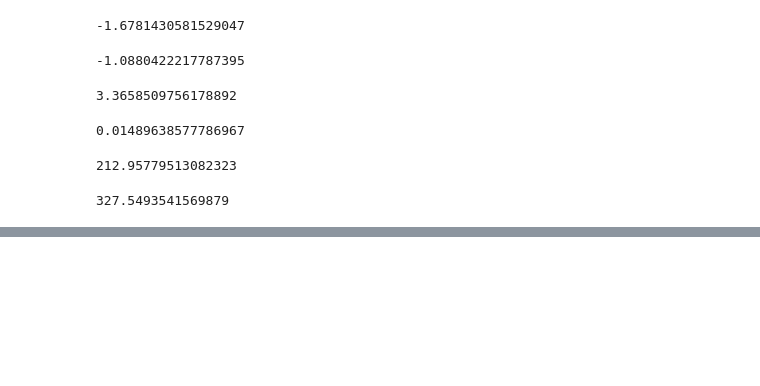
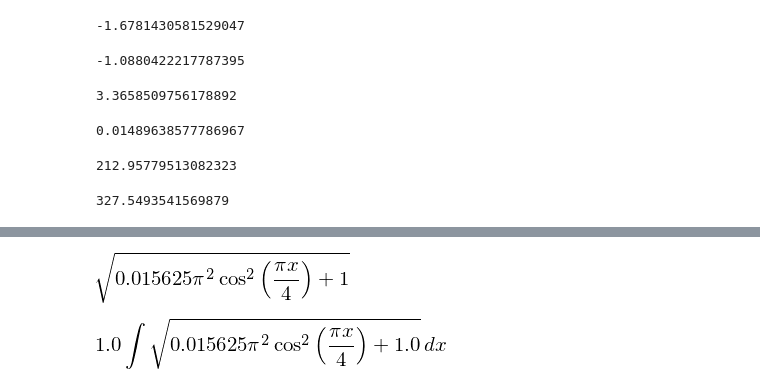
Before and after one commit to cauelopes30/BMC, a Jupyter notebook: notebooks/Untitled7.ipynb, the cells around one changed output, grey strips where cells are left out. Cells and saved outputs as stored; diff of their text form; code cells hidden in the pictures; blank space fills up the shorter version.

```diff
--- a/notebooks/Untitled7.ipynb
+++ b/notebooks/Untitled7.ipynb
@@ -30,0 +100,6 @@ theta1 = 12
+# %%
+x = sym.symbols('x')
+f = sym.sqrt(1+0.5**2*sym.pi**2/16*sym.cos(sym.pi/4*x)**2)
+f
+# %% [output]
+[figure, added]
@@ -30,0 +108,4 @@ theta1 = 12
+# %%
+I
+# %% [output]
+[figure, added]
```
Also changed, not shown: parts of 16 cells of this notebook.
